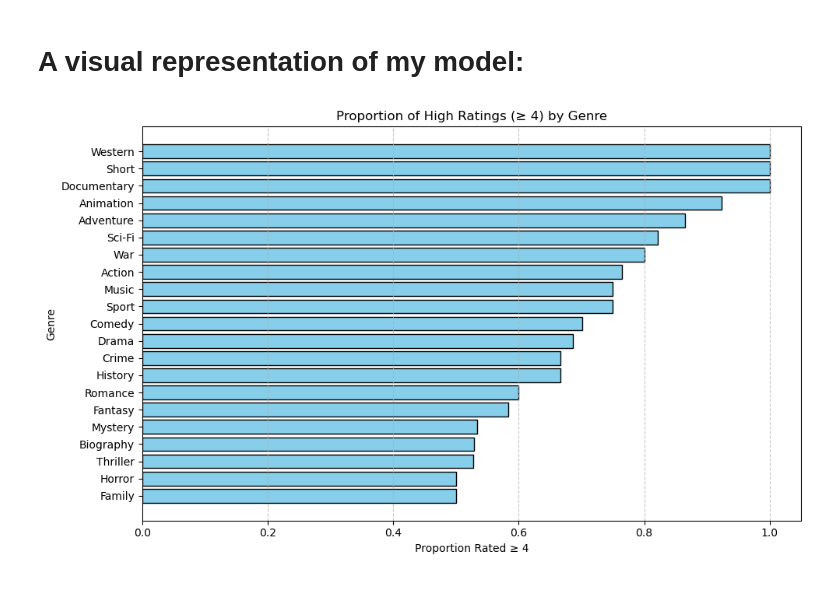
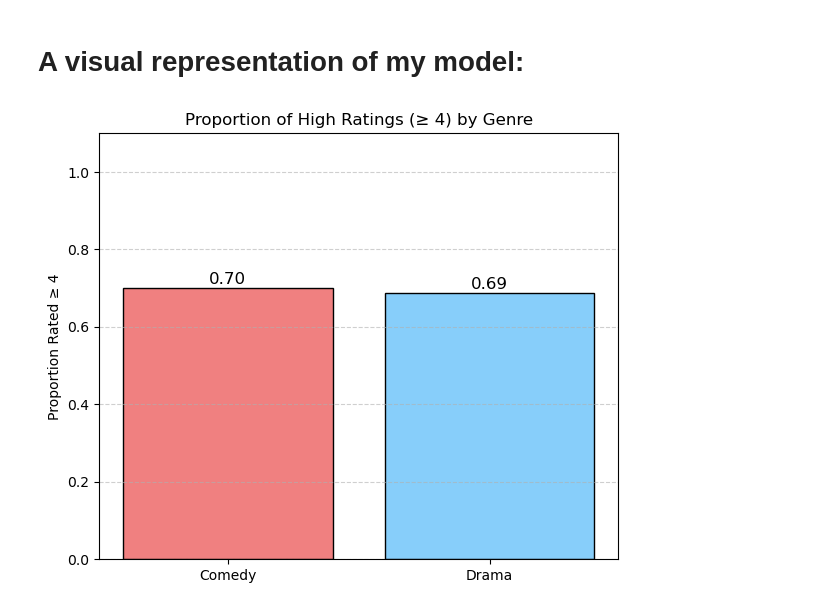
Before and after one commit to LShabani2/DA8Demo, a Jupyter notebook: DA8_Demo.ipynb, the cells around one changed output. Saved outputs shown, nothing was run; the diff lists cells and outputs as text; code cells hidden in the pictures.

```diff
--- a/DA8_Demo.ipynb
+++ b/DA8_Demo.ipynb
@@ -262,28 +268,25 @@ dtype: float64
 # %%
 import matplotlib.pyplot as plt
 
-# Prepare data
-df = rated_df.copy()
-df['high_rating'] = df['Rating'].apply(lambda x: 1 if x >= 4 else 0)
-
-# Split genres into individual tags
-df['GenreList'] = df['Genre'].dropna().apply(lambda x: [g.strip() for g in x.split(',')])
-
-# Explode the genre list so each genre gets its own row
-exploded = df.explode('GenreList')
-
-# Group by genre and calculate mean high rating
-genre_rating = exploded.groupby('GenreList')['high_rating'].mean().sort_values()
+# Calculate proportions
+proportions = summary['sum'] / summary['count']
 
 # Plot
-plt.figure(figsize=(10, 6))
-plt.barh(genre_rating.index, genre_rating.values, color='skyblue', edgecolor='black')
+plt.figure(figsize=(6, 5))
+bars = plt.bar(proportions.index, proportions.values, color=['lightcoral', 'lightskyblue'], edgecolor='black')
+
+# Add exact values above bars
+for bar in bars:
+    height = bar.get_height()
+    plt.text(bar.get_x() + bar.get_width()/2.0, height + 0.01, f'{height:.2f}', ha='center', fontsize=12)
+
+# Labels and styling
+plt.ylim(0, 1.1)
 plt.title('Proportion of High Ratings (≥ 4) by Genre')
-plt.xlabel('Proportion Rated ≥ 4')
-plt.ylabel('Genre')
-plt.grid(axis='x', linestyle='--', alpha=0.7)
+plt.ylabel('Proportion Rated ≥ 4')
+plt.grid(axis='y', linestyle='--', alpha=0.6)
 plt.tight_layout()
 plt.show()
 # %% [output]
-[figure, old version]
+[figure, new version]
 # %% [markdown]
```
Also changed, not shown: parts of 10 cells of this notebook.
